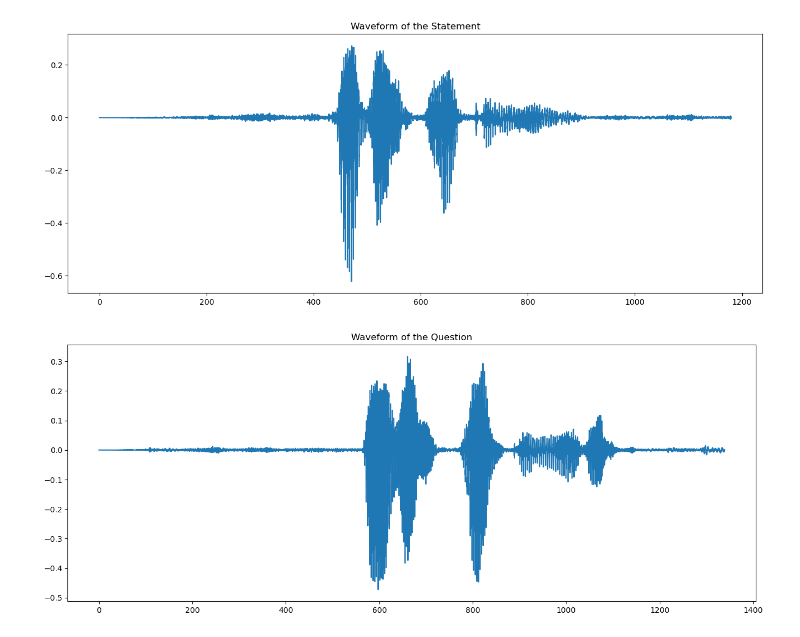
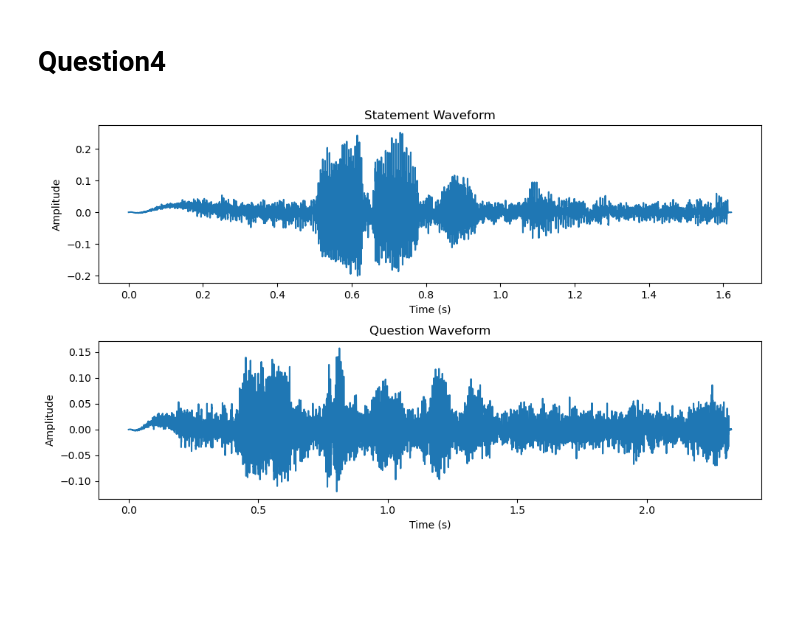
Before and after one commit to teja8988/AI-in-SpeechProcessing, a Jupyter notebook: AIE21095_LAB2.ipynb, the cells around one changed output. Cells and saved outputs as stored; diff of their text form; code cells hidden in the pictures; blank space fills up the shorter version.

```diff
--- a/AIE21095_LAB2.ipynb
+++ b/AIE21095_LAB2.ipynb
@@ -114,23 +141,32 @@ with asking question. Study the two signals and compare them.
-# %%
-
-y_statement, sr_statement = librosa.load('answer.wav')
-y_question, sr_question = librosa.load('question.wav')
-
-
-time_statement = librosa.times_like(y_statement, sr=sr_statement)
-time_question = librosa.times_like(y_question, sr=sr_question)
-
-
-plt.figure(figsize=(16, 6))
-plt.plot(time_statement, y_statement)
-plt.title('Waveform of the Statement')
-plt.show()
-
-
-plt.figure(figsize=(16, 6))
-plt.plot(time_question, y_question)
-plt.title('Waveform of the Question')
-plt.show()
-# %% [output]
-[figure, removed]
-[figure, removed]
+# %% [markdown]
+# Question4
+# %%
+statement_file = r"C:\Users\ADMIN\Downloads\whereareyoufrom.mp3"
+question_file = r"C:\Users\ADMIN\Downloads\hyderabad.mp3"
+
+statement_signal, sr_statement = librosa.load(statement_file)  # Load audio signals
+question_signal, sr_question = librosa.load(question_file)
+
+# Calculate time axes for the signals
+time_statement = np.arange(len(statement_signal)) / sr_statement
+time_question = np.arange(len(question_signal)) / sr_question
+
+# Plot waveforms
+plt.figure(figsize=(10, 6))
+
+plt.subplot(2, 1, 1)
+plt.plot(time_statement, statement_signal)
+plt.title('Statement Waveform')
+plt.xlabel('Time (s)')
+plt.ylabel('Amplitude')
+
+plt.subplot(2, 1, 2)
+plt.plot(time_question, question_signal)
+plt.title('Question Waveform')
+plt.xlabel('Time (s)')
+plt.ylabel('Amplitude')
+
+plt.tight_layout()
+plt.show()
+# %% [output]
+[figure, added]
```
Also changed, not shown: parts of 17 cells of this notebook.
